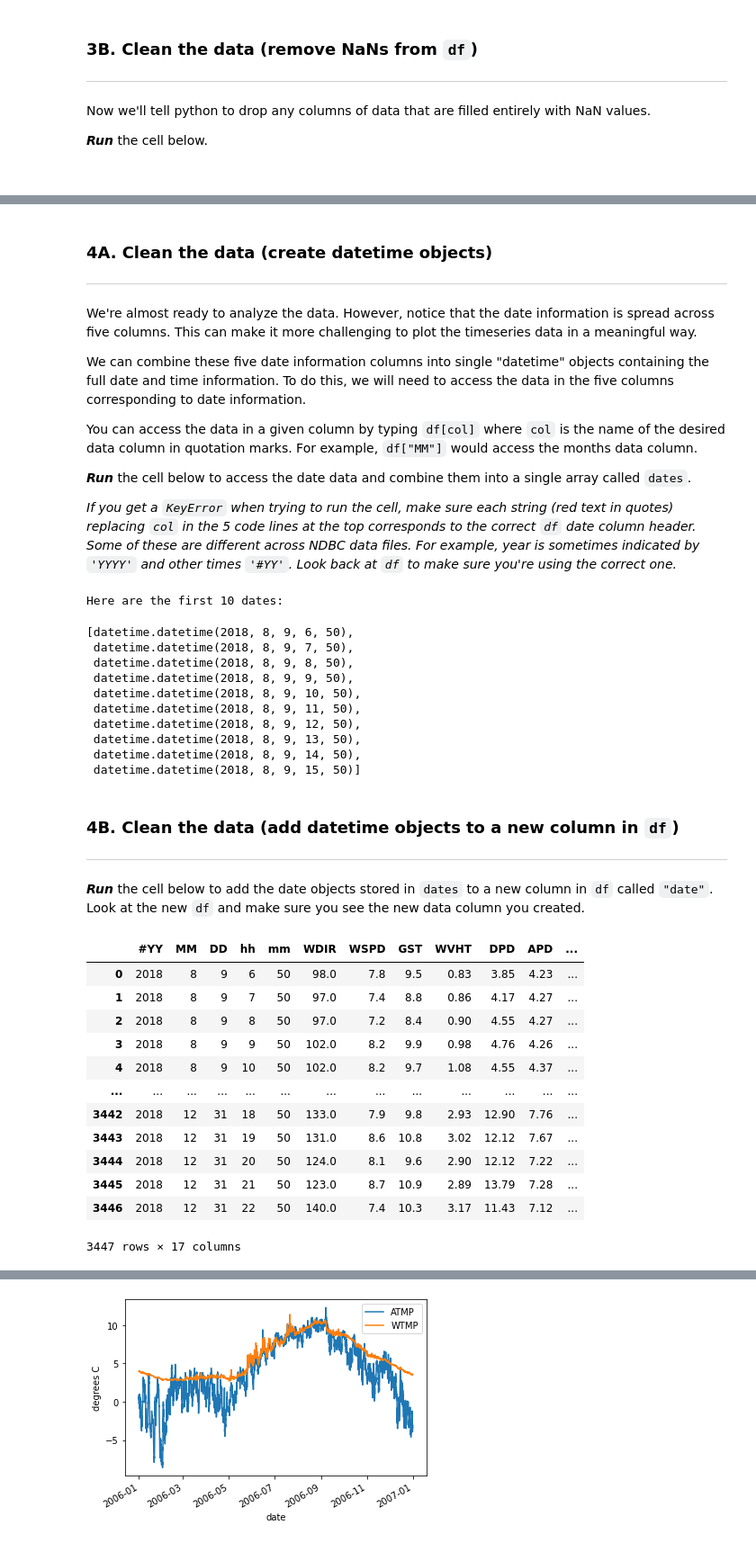
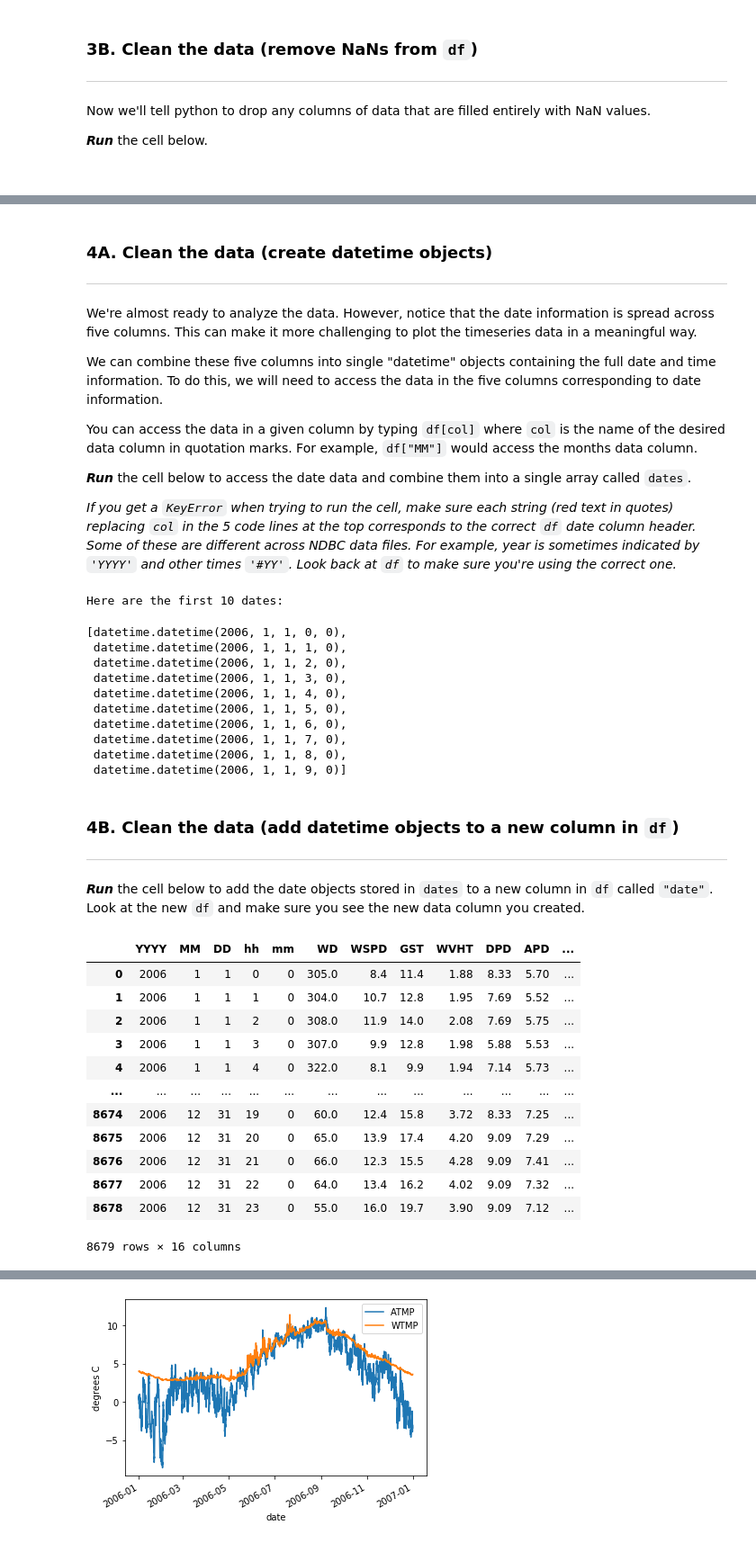
Before and after one commit to mackenziejewell/water-analysis-python-lesson, a Jupyter notebook: content/NDBC_buoy_analysis.ipynb, the cells around one changed output, grey strips where cells are left out. Shown: that part at 90% size. Drawn from its saved outputs; the diff is of its cells as text; code cells hidden in the pictures.

```diff
--- a/content/NDBC_buoy_analysis.ipynb
+++ b/content/NDBC_buoy_analysis.ipynb
@@ -145,10 +145,10 @@ The code line below where you specified the filename will use the pandas `read_t
 The 2006 file used in this code is stored in the `supp_info` folder of this repository. If you have trouble uploading your own file, follow along with this code example by using `filename = 'supp_info/NDBC_ID46073_2006.txt'`
 # %%
 # specify the name of the text file
-filename = 'supp_info/NDBC_ID46073_2018.txt'
+filename = 'NDBC_ID46073_2006.txt'
 
 # use pandas to read text file into dataframe called df
-df = pd.read_table(filename, delim_whitespace=True, header = [0], skiprows=[1])
+df = pd.read_table(filename, delim_whitespace=True, header = [0])
 
 # typing out df with nothing after it will print it below the cell
 df
@@ -308,7 +310,7 @@ If you accidentally opened it, no worries, just 'run' this cell like you would r
 ***
 We're almost ready to analyze the data. However, notice that the date information is spread across five columns. This can make it more challenging to plot the timeseries data in a meaningful way.
 
-We can combine these five date information columns into single "datetime" objects containing the full date and time information. To do this, we will need to access the data in the five columns corresponding to date information.
+We can combine these five columns into single "datetime" objects containing the full date and time information. To do this, we will need to access the data in the five columns corresponding to date information.
 
 You can access the data in a given column by typing `df[col]` where `col` is the name of the desired data column in quotation marks. For example, `df["MM"]` would access the months data column.
 
@@ -318,30 +320,31 @@ You can access the data in a given column by typing `df[col]` where `col` is the
 <em>If you get a `KeyError` when trying to run the cell, make sure each string (red text in quotes) replacing `col` in the 5 code lines at the top corresponds to the correct `df` date column header. Some of these are different across NDBC data files. For example, year is sometimes indicated by `'YYYY'` and other times `'#YY'`. Look back at `df` to make sure you're using the correct one.</em>
 # %%
 # read date data into individual data arrays
-years = df['#YY']
+years = df['YYYY']
 months = df['MM']
 days = df['DD']
 hours = df['hh']
 mins = df['mm']
 
 # combine them into a single array called ‘dates’
-dates = [datetime.datetime.strptime(f'{y}-{m:02d}-{d:02d}T{h:02d}:{mm:02d}', '%Y-%m-%dT%H:%M') for y, m, d, h, mm in zip(years, months, days, hours, mins)]
+dates = [datetime.datetime.strptime(f'{y}-{m:02d}-{d:02d}T{h:02d}:{mm:02d}', '%Y-%m-%dT%H:%M')
+         for y, m, d, h, mm in zip(years, months, days, hours, mins)]
 
 # print the first 10 values of dates
 print('Here are the first 10 dates:')
 dates[0:10]
 # %% [output]
 Here are the first 10 dates:
-[datetime.datetime(2018, 8, 9, 6, 50),
- datetime.datetime(2018, 8, 9, 7, 50),
- datetime.datetime(2018, 8, 9, 8, 50),
- datetime.datetime(2018, 8, 9, 9, 50),
- datetime.datetime(2018, 8, 9, 10, 50),
- datetime.datetime(2018, 8, 9, 11, 50),
- datetime.datetime(2018, 8, 9, 12, 50),
- datetime.datetime(2018, 8, 9, 13, 50),
- datetime.datetime(2018, 8, 9, 14, 50),
- datetime.datetime(2018, 8, 9, 15, 50)]
+[datetime.datetime(2006, 1, 1, 0, 0),
+ datetime.datetime(2006, 1, 1, 1, 0),
+ datetime.datetime(2006, 1, 1, 2, 0),
+ datetime.datetime(2006, 1, 1, 3, 0),
+ datetime.datetime(2006, 1, 1, 4, 0),
+ datetime.datetime(2006, 1, 1, 5, 0),
+ datetime.datetime(2006, 1, 1, 6, 0),
+ datetime.datetime(2006, 1, 1, 7, 0),
+ datetime.datetime(2006, 1, 1, 8, 0),
+ datetime.datetime(2006, 1, 1, 9, 0)]
 # %% [markdown]
 <!--
 
@@ -361,21 +364,21 @@ If you accidentally opened it, no worries, just 'run' this cell like you would r
 **<em>Run</em>** the cell below to add the date objects stored in `dates` to a new column in `df` called `"date"`. Look at the new `df` and make sure you see the new data column you created.
 # %%
 # add the dates to a new data column in df called 'date'
-df['date'] = dates
+df = df.assign(date = dates)
 
 df
 # %% [output]
-|  | #YY | MM | DD | hh | mm | WDIR | WSPD | GST | WVHT | DPD | APD | ... |
-| 0 | 2018 | 8 | 9 | 6 | 50 | 98.0 | 7.8 | 9.5 | 0.83 | 3.85 | 4.23 | ... |
-| 1 | 2018 | 8 | 9 | 7 | 50 | 97.0 | 7.4 | 8.8 | 0.86 | 4.17 | 4.27 | ... |
-| 2 | 2018 | 8 | 9 | 8 | 50 | 97.0 | 7.2 | 8.4 | 0.90 | 4.55 | 4.27 | ... |
-| 3 | 2018 | 8 | 9 | 9 | 50 | 102.0 | 8.2 | 9.9 | 0.98 | 4.76 | 4.26 | ... |
-| 4 | 2018 | 8 | 9 | 10 | 50 | 102.0 | 8.2 | 9.7 | 1.08 | 4.55 | 4.37 | ... |
+|  | YYYY | MM | DD | hh | mm | WD | WSPD | GST | WVHT | DPD | APD | ... |
+| 0 | 2006 | 1 | 1 | 0 | 0 | 305.0 | 8.4 | 11.4 | 1.88 | 8.33 | 5.70 | ... |
+| 1 | 2006 | 1 | 1 | 1 | 0 | 304.0 | 10.7 | 12.8 | 1.95 | 7.69 | 5.52 | ... |
+| 2 | 2006 | 1 | 1 | 2 | 0 | 308.0 | 11.9 | 14.0 | 2.08 | 7.69 | 5.75 | ... |
+| 3 | 2006 | 1 | 1 | 3 | 0 | 307.0 | 9.9 | 12.8 | 1.98 | 5.88 | 5.53 | ... |
+| 4 | 2006 | 1 | 1 | 4 | 0 | 322.0 | 8.1 | 9.9 | 1.94 | 7.14 | 5.73 | ... |
 | ... | ... | ... | ... | ... | ... | ... | ... | ... | ... | ... | ... | ... |
-| 3442 | 2018 | 12 | 31 | 18 | 50 | 133.0 | 7.9 | 9.8 | 2.93 | 12.90 | 7.76 | ... |
-| 3443 | 2018 | 12 | 31 | 19 | 50 | 131.0 | 8.6 | 10.8 | 3.02 | 12.12 | 7.67 | ... |
-| 3444 | 2018 | 12 | 31 | 20 | 50 | 124.0 | 8.1 | 9.6 | 2.90 | 12.12 | 7.22 | ... |
-| 3445 | 2018 | 12 | 31 | 21 | 50 | 123.0 | 8.7 | 10.9 | 2.89 | 13.79 | 7.28 | ... |
-| 3446 | 2018 | 12 | 31 | 22 | 50 | 140.0 | 7.4 | 10.3 | 3.17 | 11.43 | 7.12 | ... |
+| 8674 | 2006 | 12 | 31 | 19 | 0 | 60.0 | 12.4 | 15.8 | 3.72 | 8.33 | 7.25 | ... |
+| 8675 | 2006 | 12 | 31 | 20 | 0 | 65.0 | 13.9 | 17.4 | 4.20 | 9.09 | 7.29 | ... |
+| 8676 | 2006 | 12 | 31 | 21 | 0 | 66.0 | 12.3 | 15.5 | 4.28 | 9.09 | 7.41 | ... |
+| 8677 | 2006 | 12 | 31 | 22 | 0 | 64.0 | 13.4 | 16.2 | 4.02 | 9.09 | 7.32 | ... |
+| 8678 | 2006 | 12 | 31 | 23 | 0 | 55.0 | 16.0 | 19.7 | 3.90 | 9.09 | 7.12 | ... |
-3447 rows × 17 columns
+8679 rows × 16 columns
 # %% [markdown]
```
Also changed, not shown: parts of 29 cells of this notebook.
